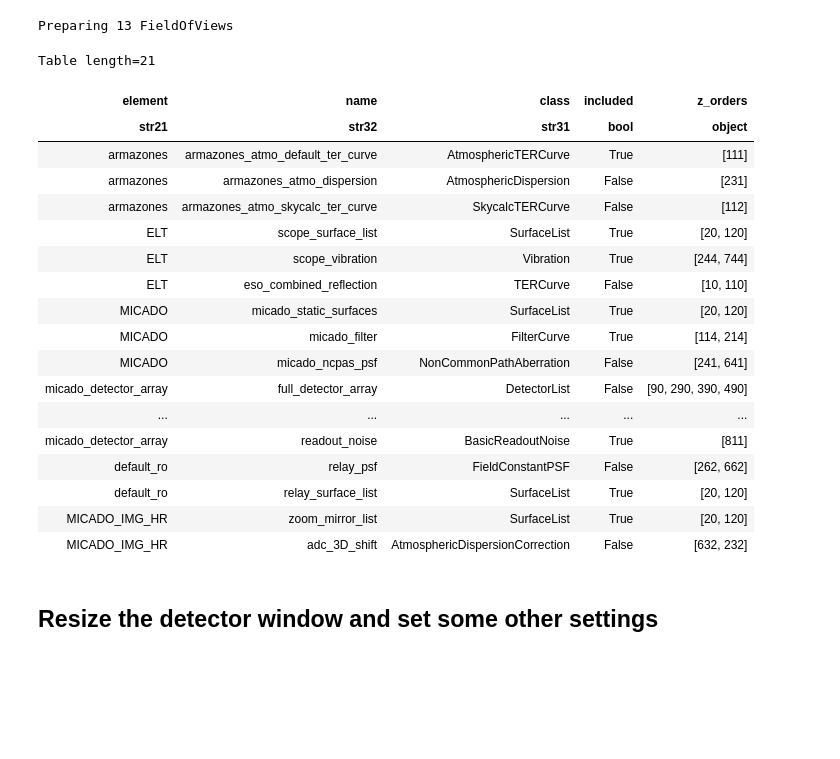
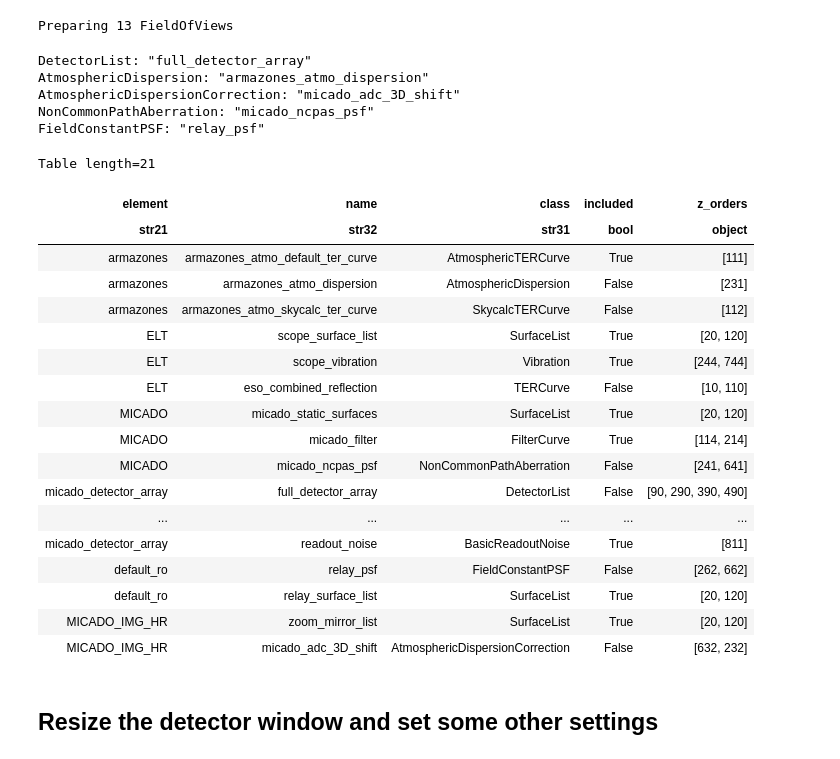
Before and after one commit to AstarVienna/ScopeSim, a Jupyter notebook: docs/source/_static/ScopeSim meets Astrometry.ipynb, the cells around one changed output. Drawn from its saved outputs; the diff is of its cells as text; code cells hidden in the pictures; blank space fills up the shorter version.

```diff
--- a/docs/source/_static/ScopeSim meets Astrometry.ipynb
+++ b/docs/source/_static/ScopeSim meets Astrometry.ipynb
@@ -12,5 +12,8 @@ from matplotlib.colors import LogNorm
 import scopesim as sim
 from scopesim_templates.basic import stars
 # %%
-# sim.list_packages()
-# sim.download_package(["locations/Armazones", "telescopes/ELT", "instruments/MICADO", "instruments/MAORY"])
+# Run these if you are using scopesim and the MICADO package for the first time
+sim.rc.__config__["!SIM.file.use_cached_downloads"] = False
+
+sim.list_packages()
+sim.download_package(["locations/Armazones", "telescopes/ELT", "instruments/MICADO", "instruments/MAORY"])
@@ -23,30 +50,36 @@ micado = sim.OpticalTrain(cmd)
 Preparing 13 FieldOfViews
 # %%
 micado["detector_window"].include = True
-for effect_name in ["full_detector_array", "armazones_atmo_dispersion", "adc_3D_shift", "micado_ncpas_psf", "relay_psf"]:
+for effect_name in ["full_detector_array", "armazones_atmo_dispersion", "micado_adc_3D_shift", "micado_ncpas_psf", "relay_psf"]:
     micado[effect_name].include = False
+    print(micado[effect_name])
 
 micado.effects   # print a table of all the Effect objects that exist in micado
 # %% [output]
-Table length=21
+DetectorList: "full_detector_array"
+AtmosphericDispersion: "armazones_atmo_dispersion"
+AtmosphericDispersionCorrection: "micado_adc_3D_shift"
+NonCommonPathAberration: "micado_ncpas_psf"
+FieldConstantPSF: "relay_psf"
+Table length=21
 | element | name | class | included | z_orders |
 | str21 | str32 | str31 | bool | object |
 | armazones | armazones_atmo_default_ter_curve | AtmosphericTERCurve | True | [111] |
 | armazones | armazones_atmo_dispersion | AtmosphericDispersion | False | [231] |
 | armazones | armazones_atmo_skycalc_ter_curve | SkycalcTERCurve | False | [112] |
 | ELT | scope_surface_list | SurfaceList | True | [20, 120] |
 | ELT | scope_vibration | Vibration | True | [244, 744] |
 | ELT | eso_combined_reflection | TERCurve | False | [10, 110] |
 | MICADO | micado_static_surfaces | SurfaceList | True | [20, 120] |
 | MICADO | micado_filter | FilterCurve | True | [114, 214] |
 | MICADO | micado_ncpas_psf | NonCommonPathAberration | False | [241, 641] |
 | micado_detector_array | full_detector_array | DetectorList | False | [90, 290, 390, 490] |
 | ... | ... | ... | ... | ... |
 | micado_detector_array | readout_noise | BasicReadoutNoise | True | [811] |
 | default_ro | relay_psf | FieldConstantPSF | False | [262, 662] |
 | default_ro | relay_surface_list | SurfaceList | True | [20, 120] |
 | MICADO_IMG_HR | zoom_mirror_list | SurfaceList | True | [20, 120] |
-| MICADO_IMG_HR | adc_3D_shift | AtmosphericDispersionCorrection | False | [632, 232] |
+| MICADO_IMG_HR | micado_adc_3D_shift | AtmosphericDispersionCorrection | False | [632, 232] |
 # %% [markdown]
 ## Resize the detector window and set some other settings
 # %%
```
Also changed, not shown: parts of 2 cells of this notebook, 10 other files.
